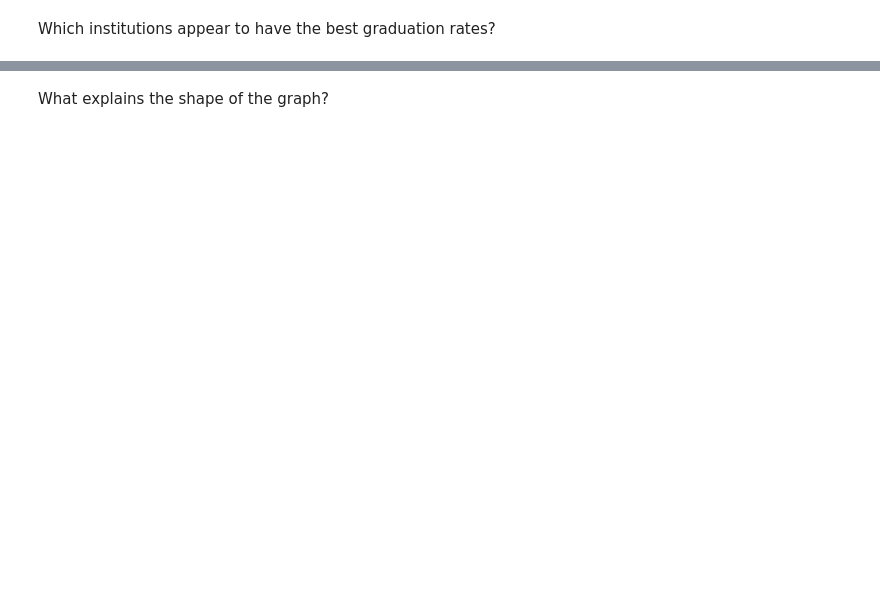
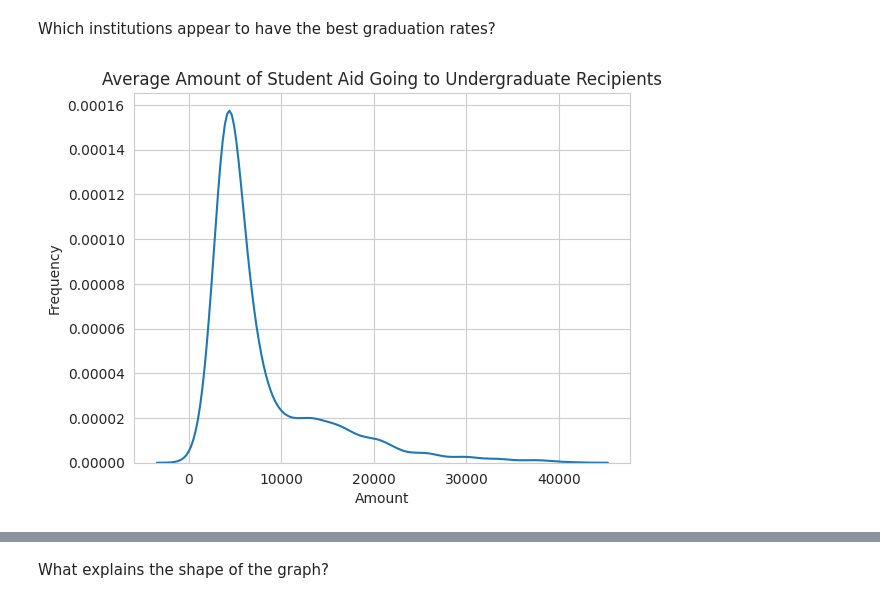
Before and after one commit to kpunsalan8/visualization-KP, a Jupyter notebook: assignment/assignment.ipynb, the cells around one changed output, grey strips where cells are left out. Drawn from its saved outputs; the diff is of its cells as text; code cells hidden in the pictures; blank space fills up the shorter version.

```diff
--- a/assignment/assignment.ipynb
+++ b/assignment/assignment.ipynb
@@ -158,5 +168,14 @@ Which institutions appear to have the best graduation rates?
 Which institutions appear to have the best graduation rates?
 # %%
 # 1.7 Make a kernel density plot of aid_value
+sns.kdeplot(df['aid_value'])
+
+plt.title('Average Amount of Student Aid Going to Undergraduate Recipients')
+plt.xlabel('Amount')
+plt.ylabel('Frequency')
+
+plt.show()
+# %% [output]
+[figure, added]
 # %%
 # group a kernel density plot of aid_value by level and control
```
Also changed, not shown: parts of 6 cells of this notebook.
